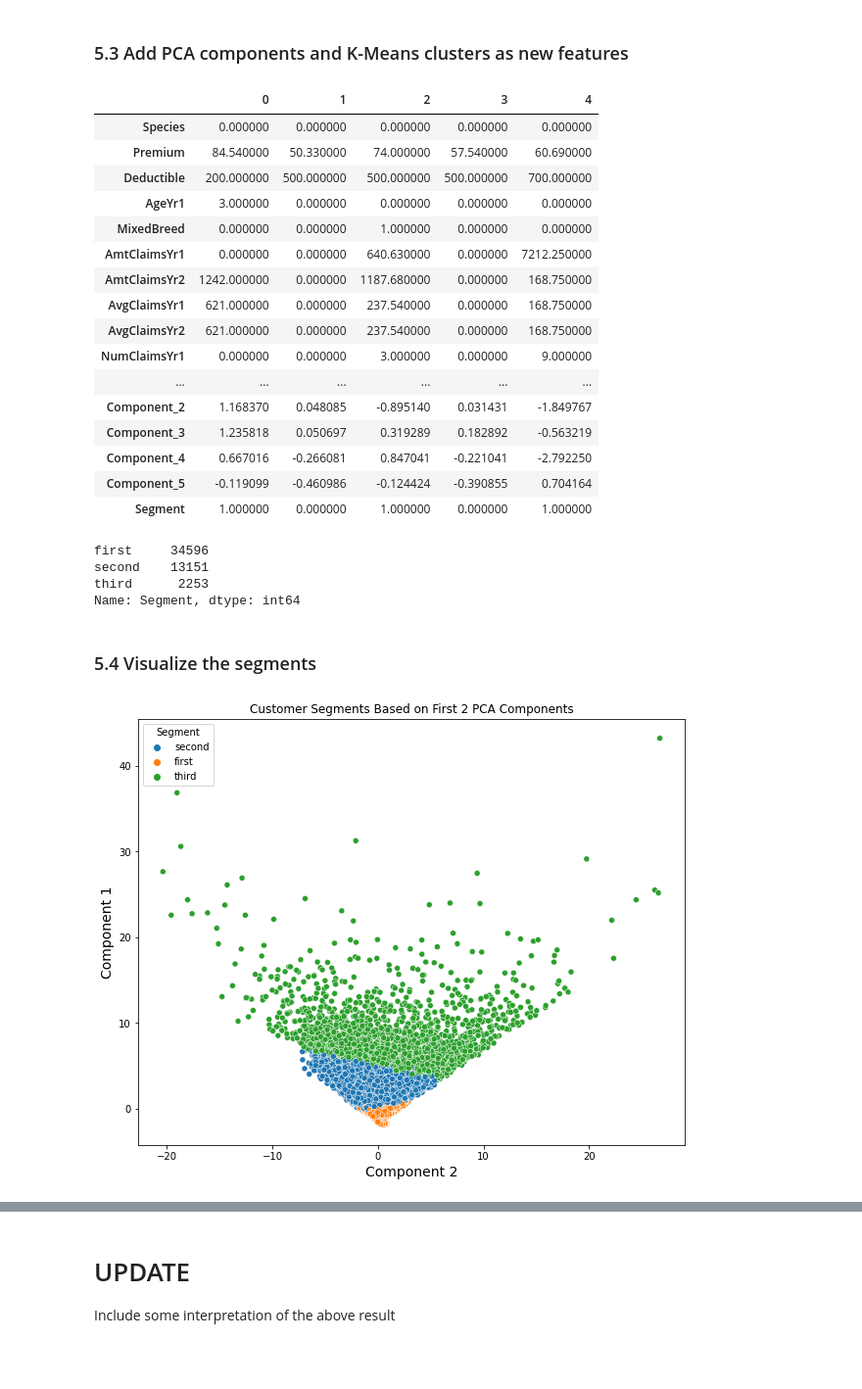
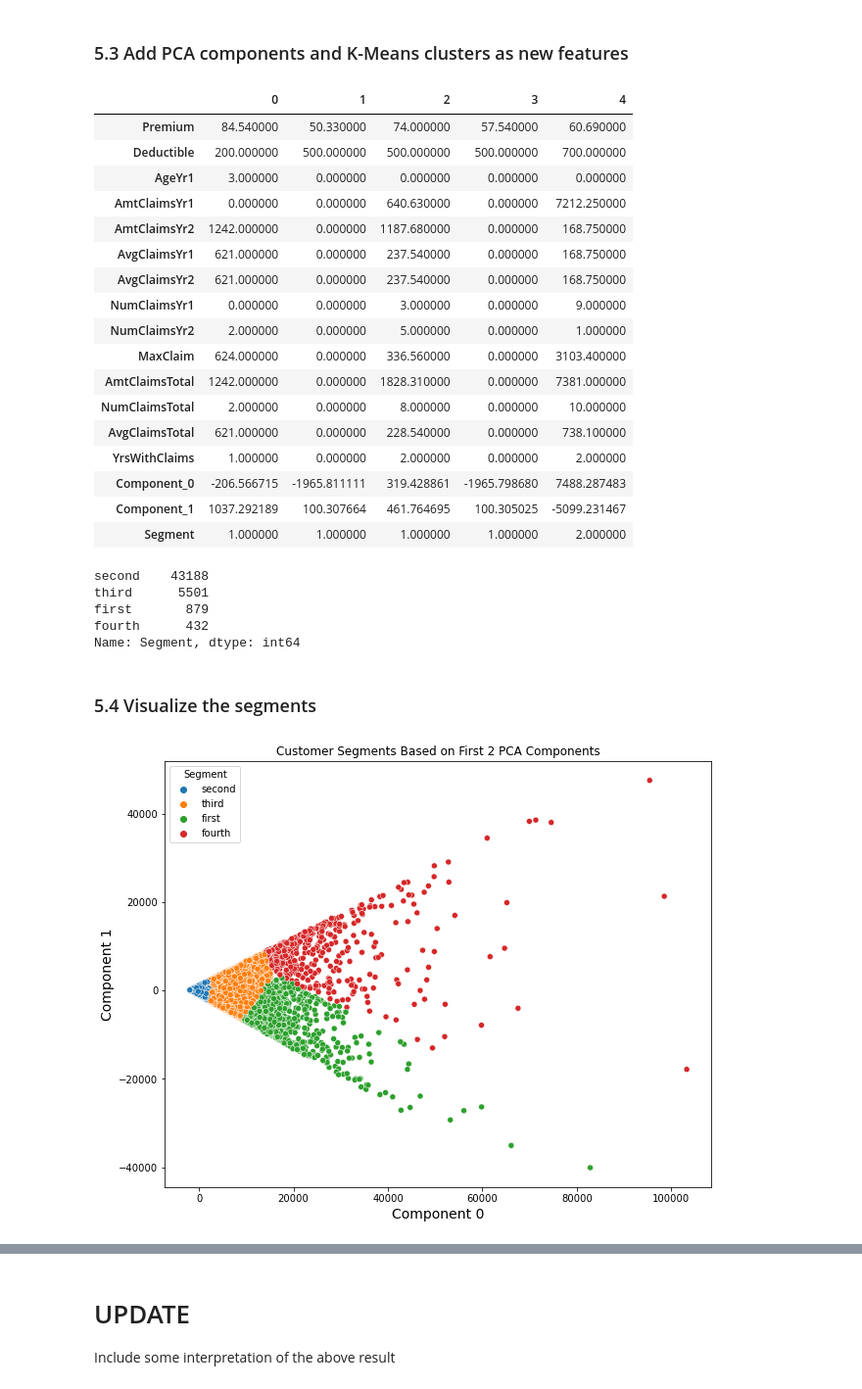
Before and after one commit to stevenrhart/pet-insurance-customer-segmentation, a Jupyter notebook: notebooks/02_pet_insurance_customer_segmentation_eda.ipynb, the cells around one changed output, grey strips where cells are left out. Shown: that part at 98% size. Saved outputs shown, nothing was run; the diff lists cells and outputs as text; code cells hidden in the pictures; blank space fills up the shorter version.

```diff
--- a/notebooks/02_pet_insurance_customer_segmentation_eda.ipynb
+++ b/notebooks/02_pet_insurance_customer_segmentation_eda.ipynb
@@ -442,8 +439,8 @@ Include some interpretation of the above plot
 
 ### 4.5 Perform PCA with the chosen number of components
 # %%
-# Perform PCA with chosen number of components (i.e. 5)
-pca = PCA(n_components = 5)
+# Perform PCA with chosen number of components
+pca = PCA(n_components = 2)
 
 # Fit the model to the data with the chosen number of components
 pca.fit(pets_scale)
@@ -482,7 +479,7 @@ This observation matches up well with the initial instructions from Marketing th
 ### 5.2 Implement K-Means with our chosen number of clusters
 # %%
 # Implement k-means with our chosen number of clusters and the same parameters as earlier
-kmeans_pca = KMeans(n_clusters=3, init='k-means++', random_state=42)
+kmeans_pca = KMeans(n_clusters=4, init='k-means++', random_state=42)
 
 # Fit our data with the kmeans pca model
 kmeans_pca.fit(scores_pca)
@@ -493,7 +490,7 @@ KMeans(n_clusters=3, random_state=42)
 # %%
 # Create new df with original features + PCA results
 pets_pca_kmeans = pd.concat([pets.reset_index(drop=True), pd.DataFrame(scores_pca)], axis=1)
-pets_pca_kmeans.columns.values[-5: ] = ["Component_1", "Component_2", "Component_3", "Component_4", "Component_5"]
+pets_pca_kmeans.columns.values[-2: ] = ["Component_0", "Component_1"]
 
 # Add results of K-Means clustering as a new feature
 pets_pca_kmeans["Segment"] = kmeans_pca.labels_
@@ -502,45 +499,47 @@ pets_pca_kmeans["Segment"] = kmeans_pca.labels_
 pets_pca_kmeans.head().T
 # %% [output]
 |  | 0 | 1 | 2 | 3 | 4 |
-| Species | 0.000000 | 0.000000 | 0.000000 | 0.000000 | 0.000000 |
 | Premium | 84.540000 | 50.330000 | 74.000000 | 57.540000 | 60.690000 |
 | Deductible | 200.000000 | 500.000000 | 500.000000 | 500.000000 | 700.000000 |
 | AgeYr1 | 3.000000 | 0.000000 | 0.000000 | 0.000000 | 0.000000 |
-| MixedBreed | 0.000000 | 0.000000 | 1.000000 | 0.000000 | 0.000000 |
 | AmtClaimsYr1 | 0.000000 | 0.000000 | 640.630000 | 0.000000 | 7212.250000 |
 | AmtClaimsYr2 | 1242.000000 | 0.000000 | 1187.680000 | 0.000000 | 168.750000 |
 | AvgClaimsYr1 | 621.000000 | 0.000000 | 237.540000 | 0.000000 | 168.750000 |
 | AvgClaimsYr2 | 621.000000 | 0.000000 | 237.540000 | 0.000000 | 168.750000 |
 | NumClaimsYr1 | 0.000000 | 0.000000 | 3.000000 | 0.000000 | 9.000000 |
-| ... | ... | ... | ... | ... | ... |
-| Component_2 | 1.168370 | 0.048085 | -0.895140 | 0.031431 | -1.849767 |
-| Component_3 | 1.235818 | 0.050697 | 0.319289 | 0.182892 | -0.563219 |
-| Component_4 | 0.667016 | -0.266081 | 0.847041 | -0.221041 | -2.792250 |
-| Component_5 | -0.119099 | -0.460986 | -0.124424 | -0.390855 | 0.704164 |
-| Segment | 1.000000 | 0.000000 | 1.000000 | 0.000000 | 1.000000 |
+| NumClaimsYr2 | 2.000000 | 0.000000 | 5.000000 | 0.000000 | 1.000000 |
+| MaxClaim | 624.000000 | 0.000000 | 336.560000 | 0.000000 | 3103.400000 |
+| AmtClaimsTotal | 1242.000000 | 0.000000 | 1828.310000 | 0.000000 | 7381.000000 |
+| NumClaimsTotal | 2.000000 | 0.000000 | 8.000000 | 0.000000 | 10.000000 |
+| AvgClaimsTotal | 621.000000 | 0.000000 | 228.540000 | 0.000000 | 738.100000 |
+| YrsWithClaims | 1.000000 | 0.000000 | 2.000000 | 0.000000 | 2.000000 |
+| Component_0 | -206.566715 | -1965.811111 | 319.428861 | -1965.798680 | 7488.287483 |
+| Component_1 | 1037.292189 | 100.307664 | 461.764695 | 100.305025 | -5099.231467 |
+| Segment | 1.000000 | 1.000000 | 1.000000 | 1.000000 | 2.000000 |
 # %%
 # Add names for each of our segments
-pets_pca_kmeans["Segment"] = pets_pca_kmeans["Segment"].map({0: 'first', 1: 'second', 2: 'third'})
+pets_pca_kmeans["Segment"] = pets_pca_kmeans["Segment"].map({0: 'first', 1: 'second', 2: 'third', 3: 'fourth'})
 
 # View count of each customer segment
 pets_pca_kmeans["Segment"].value_counts()
 # %% [output]
-first     34596
-second    13151
-third      2253
+second    43188
+third      5501
+first       879
+fourth      432
 Name: Segment, dtype: int64
 # %% [markdown]
 ### 5.4 Visualize the segments
 # %%
 # Set the values for x and y based on the first and second components
-x = pets_pca_kmeans["Component_2"]
+x = pets_pca_kmeans["Component_0"]
 y = pets_pca_kmeans["Component_1"]
 
 plt.figure(figsize=(10,8))
 sns.scatterplot(x=x, y=y, data=pets_pca_kmeans, hue="Segment")
-plt.xlabel("Component 2", fontsize=14)
+plt.xlabel("Component 0", fontsize=14)
 plt.ylabel("Component 1", fontsize=14)
 plt.title("Customer Segments Based on First 2 PCA Components")
 plt.show()
 # %% [output]
-[figure, old version]
+[figure, new version]
```
Also changed, not shown: parts of 19 cells of this notebook, 5 other files.
